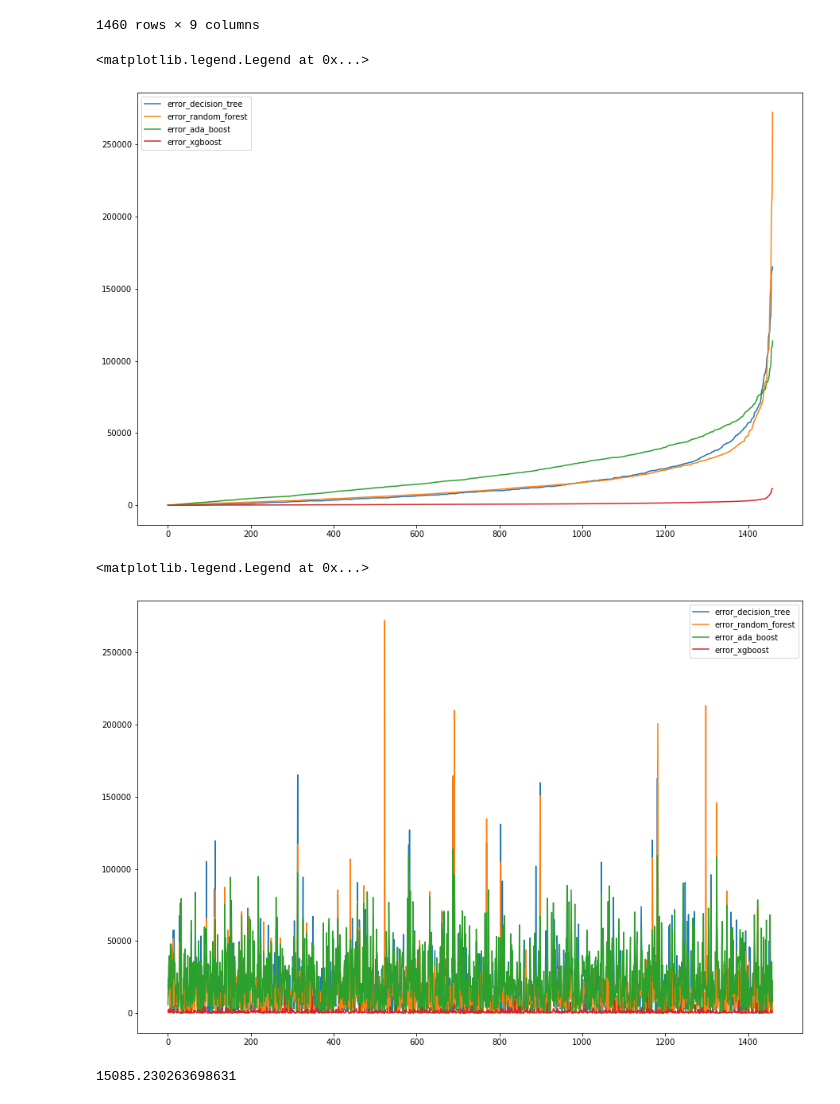
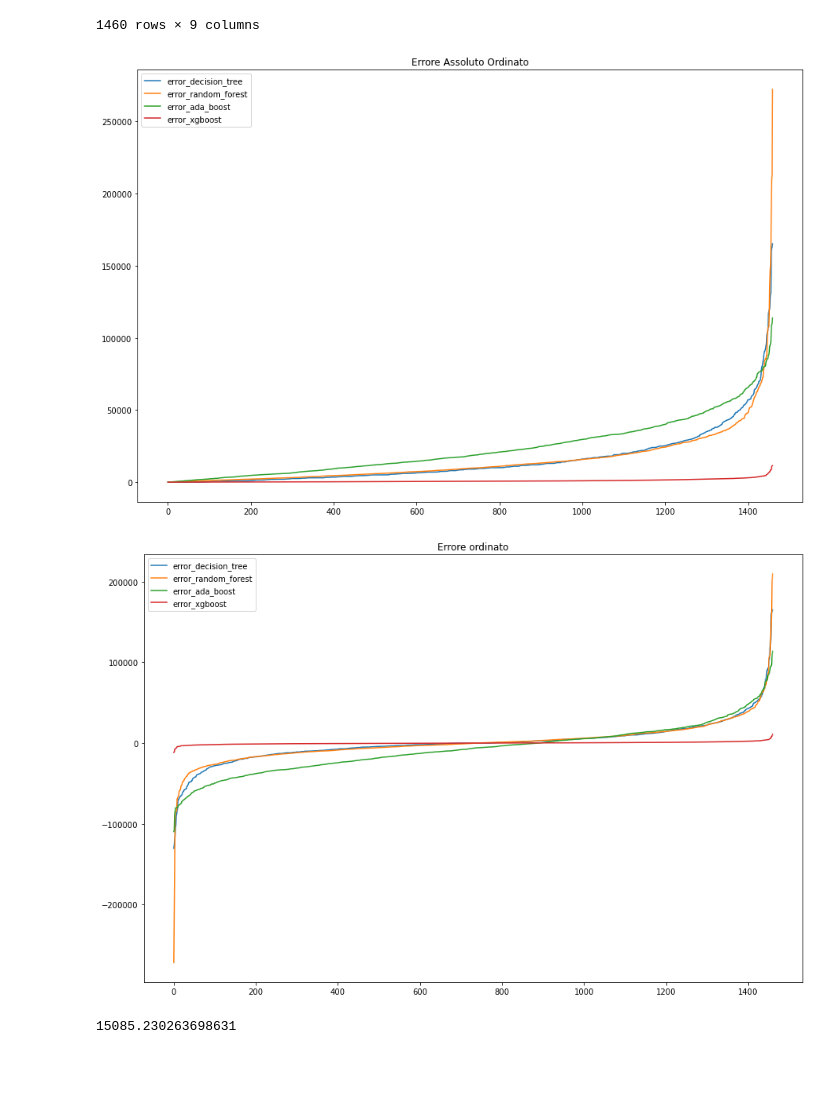
Before and after one commit to Saitam1602/esame-algoritmi, a Jupyter notebook: src/test.ipynb, the cells around one changed output. Saved outputs shown, nothing was run; the diff lists cells and outputs as text; code cells hidden in the pictures; blank space fills up the shorter version.

Commit message:
cartella grafici: graph

```diff
--- a/src/test.ipynb
+++ b/src/test.ipynb
@@ -62,24 +62,26 @@ import seaborn as sns
 import matplotlib.pyplot as plt
 # %%
 plt.figure(figsize=(15,10))
+plt.title("Errore Assoluto Ordinato")
 plt.plot(df_ris['error_decision_tree'].abs().sort_values().values.squeeze(), label="error_decision_tree")
 plt.plot(df_ris['error_random_forest'].abs().sort_values().values.squeeze(), label="error_random_forest")
 plt.plot(df_ris['error_ada_boost'].abs().sort_values().values.squeeze(), label="error_ada_boost")
 plt.plot(df_ris['error_xgboost'].abs().sort_values().values.squeeze(), label="error_xgboost")
 plt.legend()
+plt.savefig('graph/errore_assoluto_ordinato.png')
 # %% [output]
-<matplotlib.legend.Legend at 0x...>
-[figure, old version]
+[figure, new version]
 # %%
 plt.figure(figsize=(15,10))
-plt.plot(df_ris['error_decision_tree'].abs().values.squeeze(), label="error_decision_tree")
-plt.plot(df_ris['error_random_forest'].abs().values.squeeze(), label="error_random_forest")
-plt.plot(df_ris['error_ada_boost'].abs().values.squeeze(), label="error_ada_boost")
-plt.plot(df_ris['error_xgboost'].abs().values.squeeze(), label="error_xgboost")
+plt.title('Errore ordinato')
+plt.plot(df_ris['error_decision_tree'].sort_values().values.squeeze(), label="error_decision_tree")
+plt.plot(df_ris['error_random_forest'].sort_values().values.squeeze(), label="error_random_forest")
+plt.plot(df_ris['error_ada_boost'].sort_values().values.squeeze(), label="error_ada_boost")
+plt.plot(df_ris['error_xgboost'].sort_values().values.squeeze(), label="error_xgboost")
 plt.legend()
+plt.savefig('graph/errore_ordinato.png')
 # %% [output]
-<matplotlib.legend.Legend at 0x...>
-[figure, old version]
+[figure, new version]
 # %%
 from sklearn.metrics import mean_absolute_error
 
```
Also changed, not shown: parts of 2 cells of this notebook, 3 other files.
